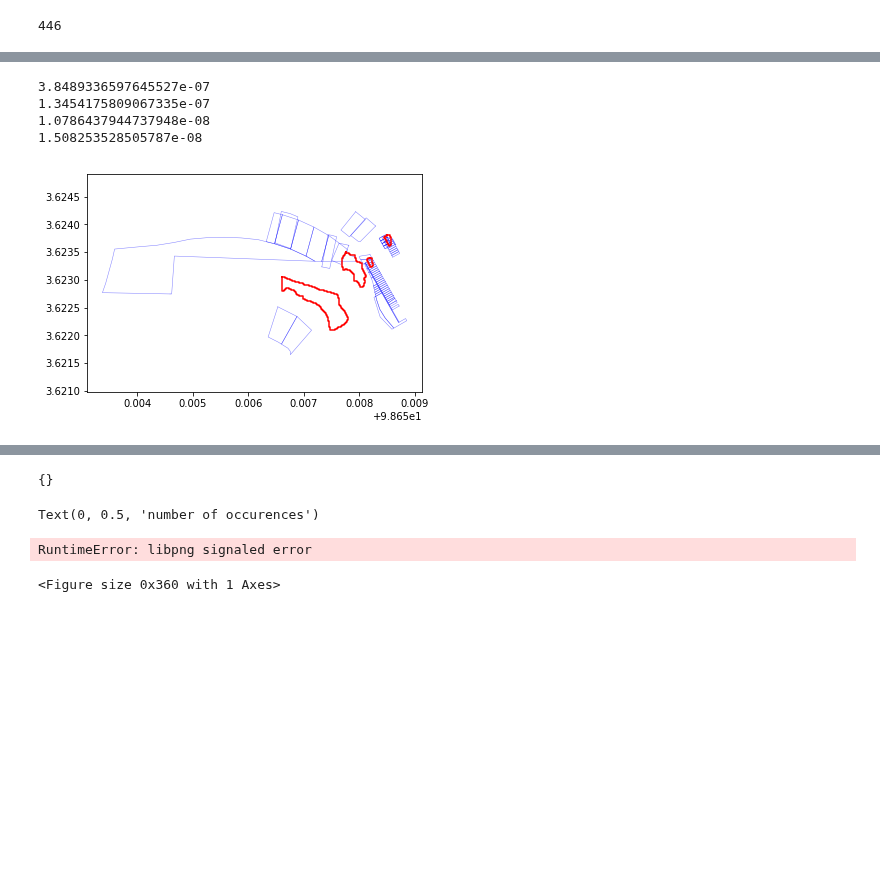
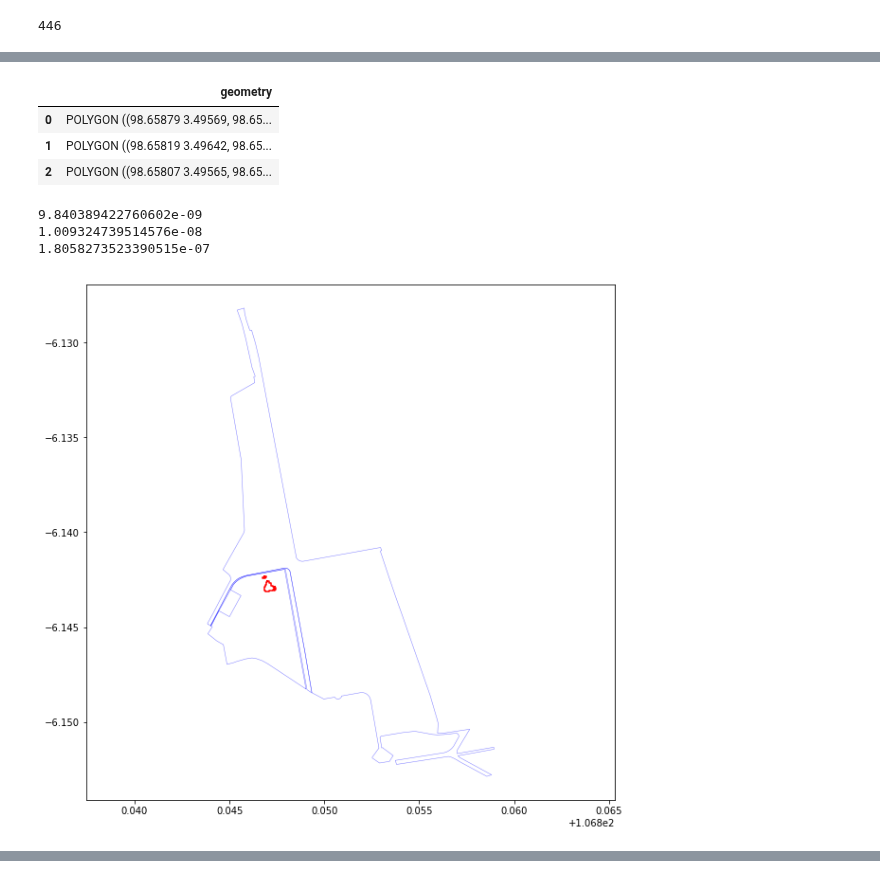
Before and after one commit to krakchris/rimbun.io, a Jupyter notebook: 03_Add_metadata/01_get_persil_info/get_persil_info.ipynb, the cells around one changed output, grey strips where cells are left out. Saved outputs shown, nothing was run; the diff lists cells and outputs as text; code cells hidden in the pictures; blank space fills up the shorter version.

Commit message:
working persil overlap notebook update

```diff
--- a/03_Add_metadata/01_get_persil_info/get_persil_info.ipynb
+++ b/03_Add_metadata/01_get_persil_info/get_persil_info.ipynb
@@ -23,7 +23,7 @@ def download_persil_data(shape, geoserver_url, basename, data_store_location, ma
 
     return local
 
-def calculate_overlap(gdf_water, gdf_persil, overlap_types):
+def calculate_overlap(gdf_water, gdf_persil, overlap_types_init):
     # calculate total area of water
     gdf_water['area'] = [geom.area for geom in gdf_water.geometry]
 
@@ -34,8 +34,7 @@ def calculate_overlap(gdf_water, gdf_persil, overlap_types):
     for index, row in gdf_water.iterrows():
 
         # set overlap to zero again
-        for name in overlap_types:
-            overlap_types[name] = 0.0
+        overlap_types = overlap_types_init.copy()
 
         area = row['area']
         geometry_water = row['geometry']
@@ -60,6 +59,7 @@ def calculate_overlap(gdf_water, gdf_persil, overlap_types):
         # save results
         overlap_dict_list.append(overlap_types)
 
+    # pprint(overlap_dict_list)
     # add results to final gdf
     gdf_water['overlap'] = overlap_dict_list
 
@@ -164,38 +156,46 @@ gdf_water
+# %%
+gdf_water
+# %% [output]
+|  | geometry |
+| 0 | POLYGON ((98.65879 3.49569, 98.65... |
+| 1 | POLYGON ((98.65819 3.49642, 98.65... |
+| 2 | POLYGON ((98.65807 3.49565, 98.65... |
 # %%
-for percil in gdf.geometry:
+fig = plt.figure(figsize = (10,10))
+
+for percil in gdf_persil.geometry:
     try:
         x,y = [poly.boundary.xy for poly in percil][0]
     except:
         x,y = [poly.exterior.xy for poly in percil][0]
     plt.plot(x,y, color = 'b', linewidth=0.5, alpha = 0.5)
 
-if isinstance(result_wgs_shp, shapely.geometry.multipolygon.MultiPolygon):
-    for water in result_wgs_shp:
+if isinstance(water_wgs_shp, shapely.geometry.multipolygon.MultiPolygon):
+    for water in water_wgs_shp:
 
         print(water.area)
 
         try:
             x,y = water.boundary.xy
         except:
             x,y = water.exterior.xy
 
         plt.plot(x,y, color = 'r')
 else:
-    x,y = result_wgs_shp.exterior.xy
+    x,y = water_wgs_shp.exterior.xy
 
     plt.plot(x,y, color = 'r')
 
 
 plt.axis('equal')
 
 
 plt.show()
 # %% [output]
-3.8489336597645527e-07
-1.3454175809067335e-07
-1.0786437944737948e-08
-1.508253528505787e-08
+9.840389422760602e-09
+1.009324739514576e-08
+1.8058273523390515e-07
-[figure, old version]
+[figure, new version]
 # %%
 import folium
 
@@ -229,7 +229,3 @@ folium.LayerControl().add_to(m)
 m
 # %% [output]
 [interactive output not drawn]
-# %%
-dict((i, typehak.count(i)) for i in typehak)
-# %% [output]
-{}
@@ -241,9 +231,0 @@ typehak_count = [typehak.count(i) for i in np.unique(typehak)]
-# %%
-plt.figure(figsize = (2*len(np.unique(typehak)), 5))
-plt.bar(np.unique(typehak), typehak_count)
-plt.xlabel('type of registration')
-plt.ylabel('number of occurences')
-# %% [output]
-Text(0, 0.5, 'number of occurences')
-RuntimeError: libpng signaled error
-<Figure size 0x360 with 1 Axes>
```
Also changed, not shown: parts of 4 cells of this notebook.
